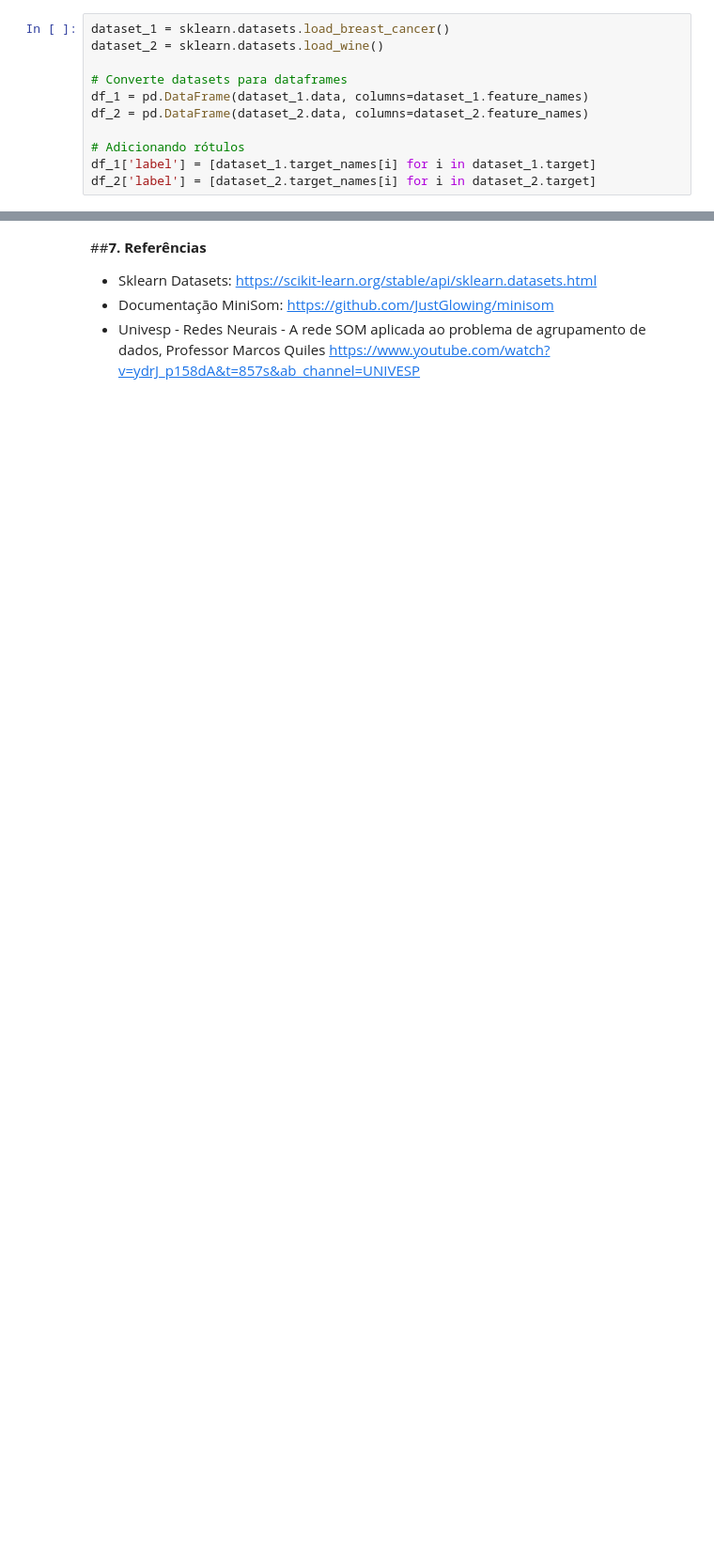
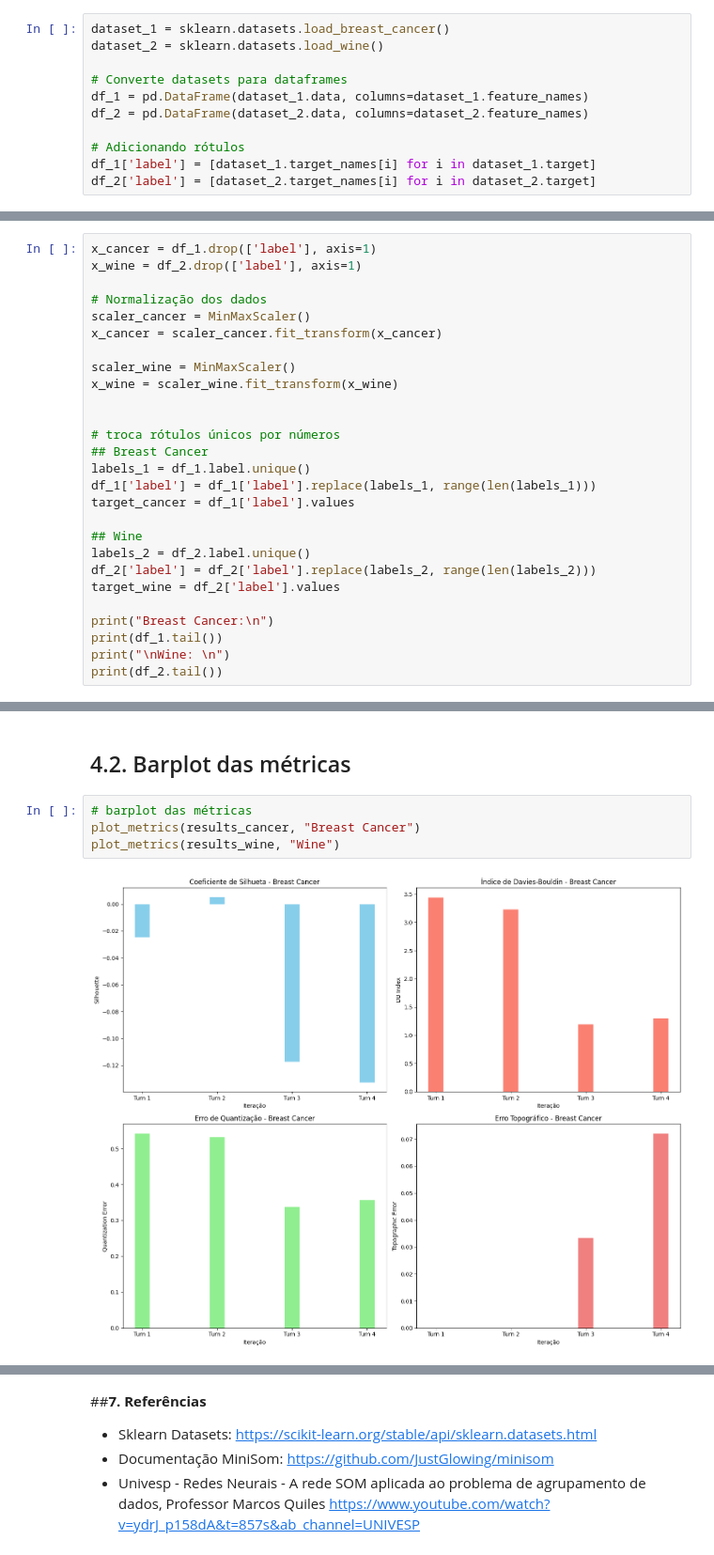
Before and after one commit to TalesMiguel/RNA, a Jupyter notebook: RNA_trabalho2_SOM.ipynb, the cells around one changed output, grey strips where cells are left out. Shown at 94% size. Saved outputs shown, nothing was run; the diff lists cells and outputs as text; blank space fills up the shorter version.

```diff
--- a/RNA_trabalho2_SOM.ipynb
+++ b/RNA_trabalho2_SOM.ipynb
@@ -537,0 +136,27 @@ A variação dos parâmetros mostrou que a escolha adequada do tamanho do mapa,
+# %%
+x_cancer = df_1.drop(['label'], axis=1)
+x_wine = df_2.drop(['label'], axis=1)
+
+# Normalização dos dados
+scaler_cancer = MinMaxScaler()
+x_cancer = scaler_cancer.fit_transform(x_cancer)
+
+scaler_wine = MinMaxScaler()
+x_wine = scaler_wine.fit_transform(x_wine)
+
+
+# troca rótulos únicos por números
+## Breast Cancer
+labels_1 = df_1.label.unique()
+df_1['label'] = df_1['label'].replace(labels_1, range(len(labels_1)))
+target_cancer = df_1['label'].values
+
+## Wine
+labels_2 = df_2.label.unique()
+df_2['label'] = df_2['label'].replace(labels_2, range(len(labels_2)))
+target_wine = df_2['label'].values
+
+print("Breast Cancer:\n")
+print(df_1.tail())
+print("\nWine: \n")
+print(df_2.tail())
@@ -537,0 +442,8 @@ A variação dos parâmetros mostrou que a escolha adequada do tamanho do mapa,
+# %% [markdown]
+## 4.2. Barplot das métricas
+# %%
+# barplot das métricas
+plot_metrics(results_cancer, "Breast Cancer")
+plot_metrics(results_wine, "Wine")
+# %% [output]
+[figure, added]
```
Also changed, not shown: parts of 50 cells of this notebook.
